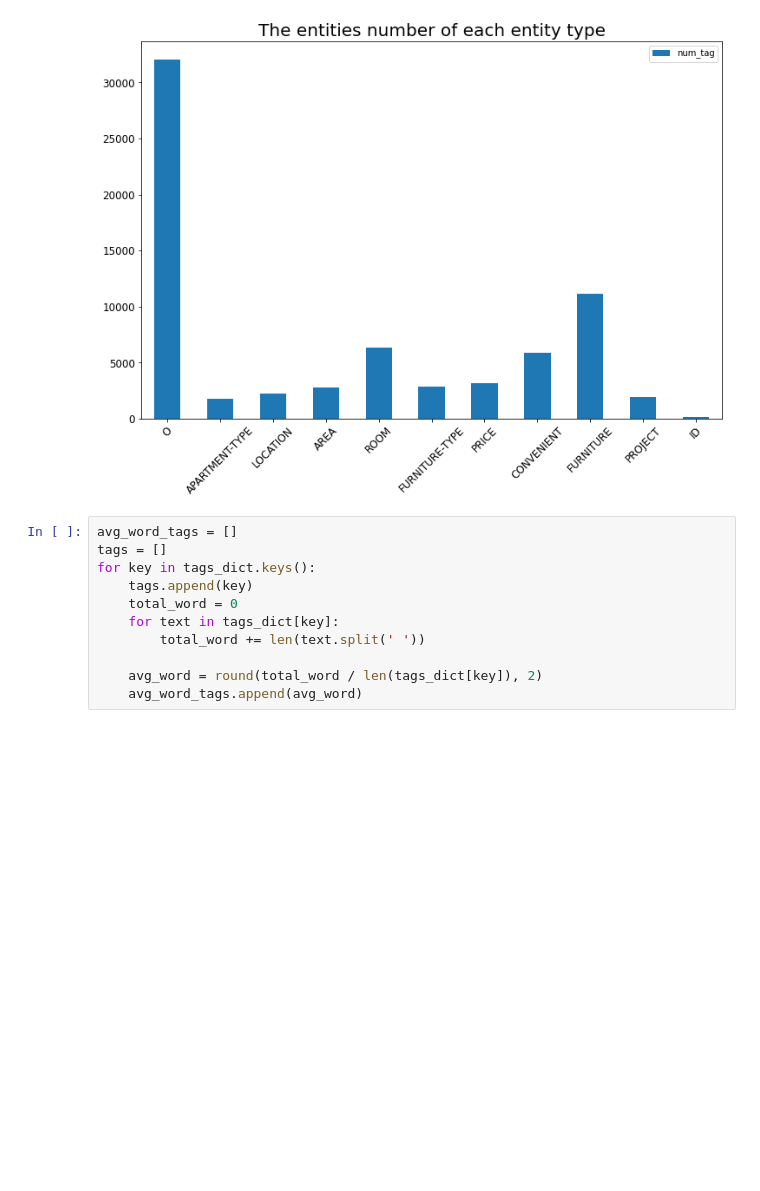
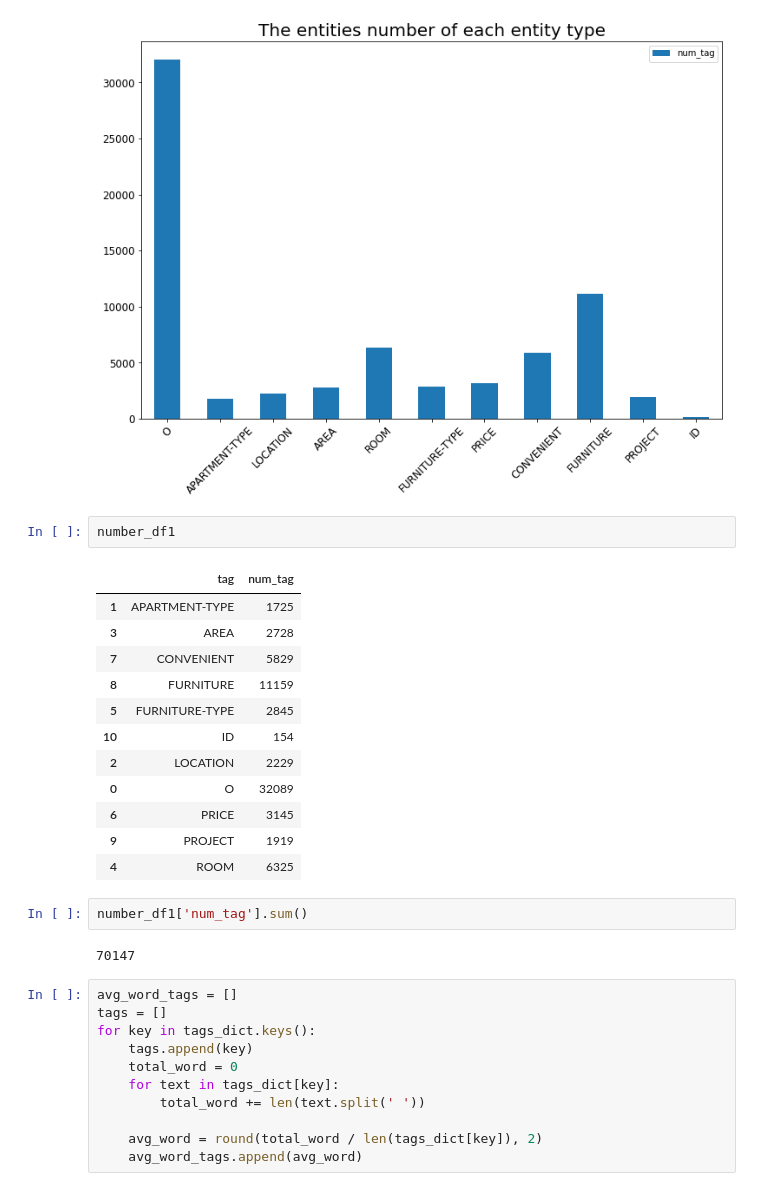
Before and after one commit to phamvanhanh6720/PredictRentedApartment, a Jupyter notebook: ner/process_data.ipynb, the cells around one changed output. Saved outputs shown, nothing was run; the diff lists cells and outputs as text; blank space fills up the shorter version.

```diff
--- a/ner/process_data.ipynb
+++ b/ner/process_data.ipynb
@@ -110,6 +110,25 @@ plt.xlabel('')
 plt.show()
 # %% [output]
 [figure]
+# %%
+number_df1
+# %% [output]
+|  | tag | num_tag |
+| 1 | APARTMENT-TYPE | 1725 |
+| 3 | AREA | 2728 |
+| 7 | CONVENIENT | 5829 |
+| 8 | FURNITURE | 11159 |
+| 5 | FURNITURE-TYPE | 2845 |
+| 10 | ID | 154 |
+| 2 | LOCATION | 2229 |
+| 0 | O | 32089 |
+| 6 | PRICE | 3145 |
+| 9 | PROJECT | 1919 |
+| 4 | ROOM | 6325 |
+# %%
+number_df1['num_tag'].sum()
+# %% [output]
+70147
 # %%
 avg_word_tags = []
 tags = []
```
Also changed, not shown: 2 other files.
